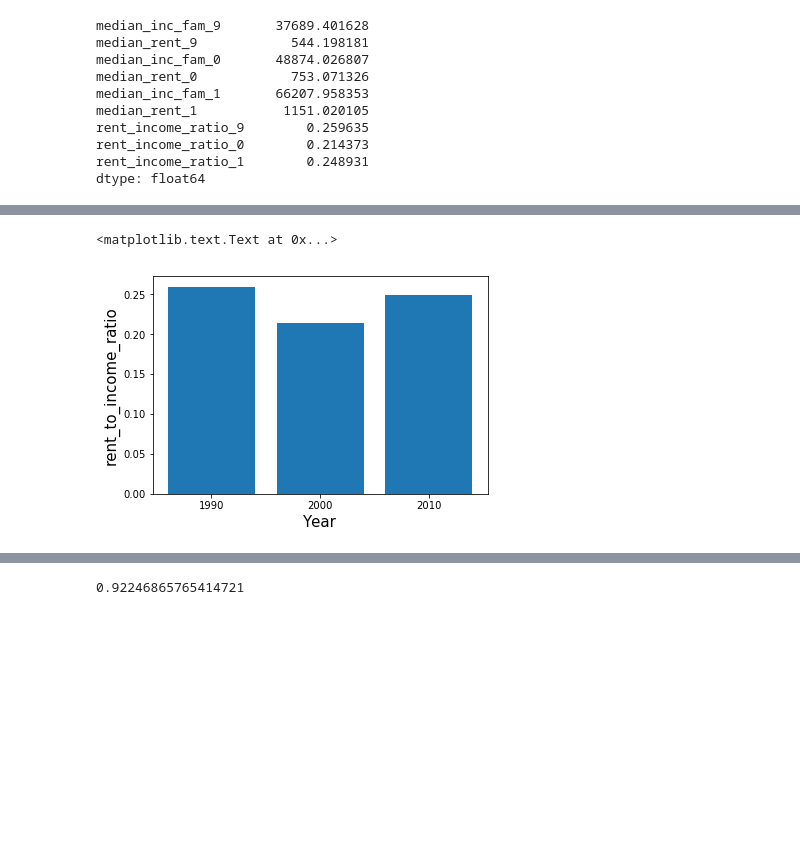
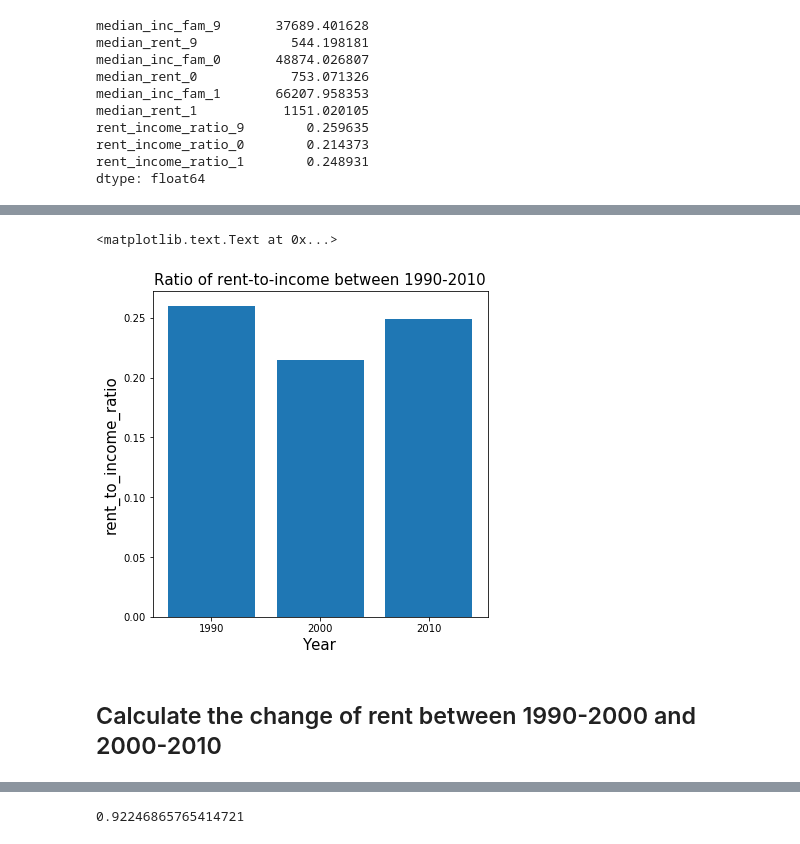
Before and after one commit to picniclin/NYC_yl5240, a Jupyter notebook: NYC_housing_and_income.ipynb, the cells around one changed output, grey strips where cells are left out. Drawn from its saved outputs; the diff is of its cells as text; code cells hidden in the pictures; blank space fills up the shorter version.

```diff
--- a/NYC_housing_and_income.ipynb
+++ b/NYC_housing_and_income.ipynb
@@ -85,8 +87,7 @@ df.columns = cols
 df.rename(columns = {'AREAKEY' : 'census_tract_id',
                      'STATE':'state','STUSAB':'abb.',
                      'TCH_90_10':'tract_change_90', 'TCH_00_10':'tract_change_00',
-                    'INTPTLAT':'lat', 'INTPTLON':'lon',
-                    'ZCTA5':'zip'}, inplace = True)
+                    'INTPTLAT':'lat', 'INTPTLON':'lon'}, inplace = True)
 df.columns
 # %% [output]
 Index(['census_tract_id', 'state', 'abb.', 'lat', 'lon', 'tract_change_90',
@@ -98,7 +99,7 @@ Index(['census_tract_id', 'state', 'abb.', 'lat', 'lon', 'tract_change_90',
       dtype='object', length=146)
 # %%
 df = df.dropna()
-df.zip = df.zip.astype('int')
+df.ZCTA5 = df.ZCTA5.astype('int')
 df.shape
 # %% [output]
 (2157, 146)
@@ -113,3 +113,5 @@ df.shape
+# %%
+df.census_tract_id = df.census_tract_id.apply(lambda x : str(x)[-6:])
 # %%
 df.head()
 # %% [output]
@@ -277,8 +350,13 @@ dtype: float64
 # %%
+plt.figure(figsize = (6, 6))
 plt.bar(np.arange(3), df2.mean()[6:9])
+
 plt.xticks(np.arange(3), ('1990','2000','2010'))
 plt.xlabel('Year', fontsize = 15)
 plt.ylabel('rent_to_income_ratio', fontsize = 15)
+plt.title('Ratio of rent-to-income between 1990-2010', fontsize = 15)
 # %% [output]
 <matplotlib.text.Text at 0x...>
-[figure, old version]
+[figure, new version]
+# %% [markdown]
+## Calculate the change of rent between 1990-2000 and 2000-2010
```
Also changed, not shown: parts of 38 cells of this notebook.
